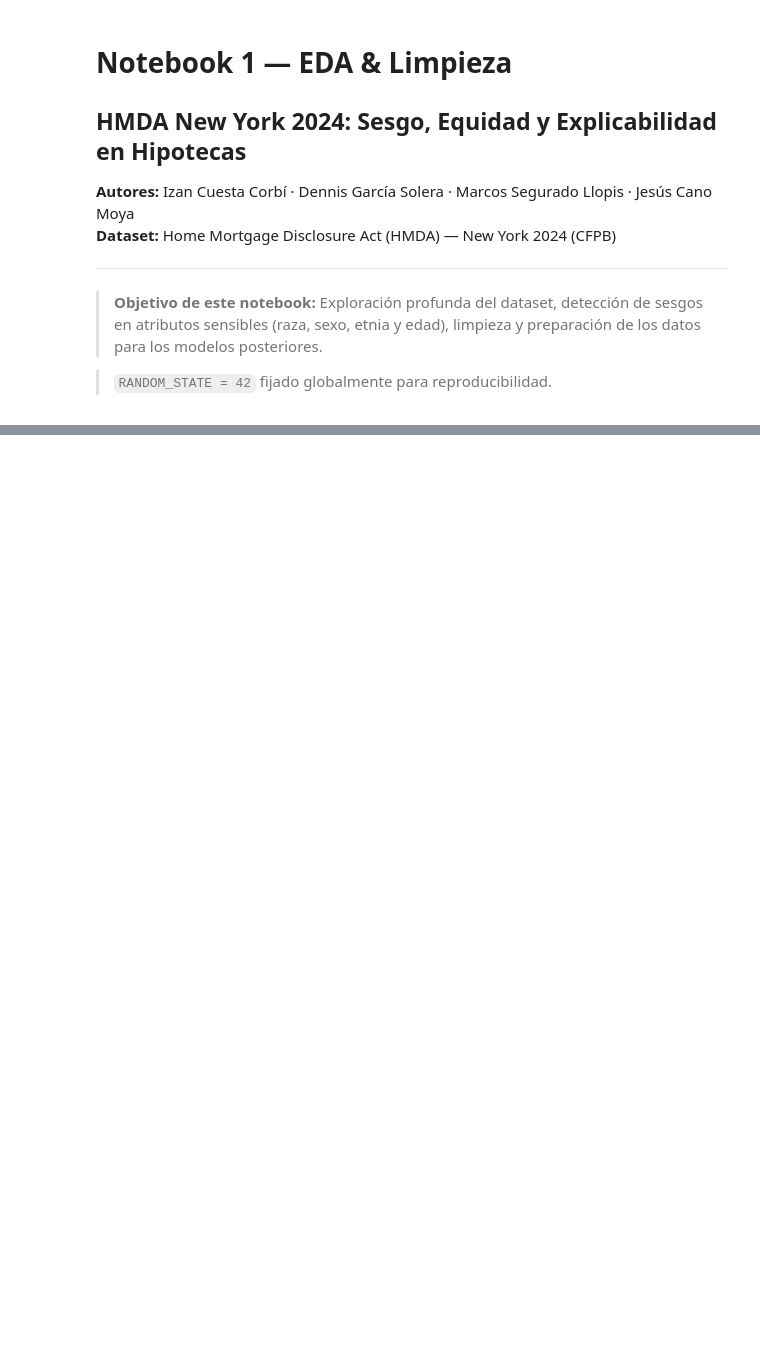
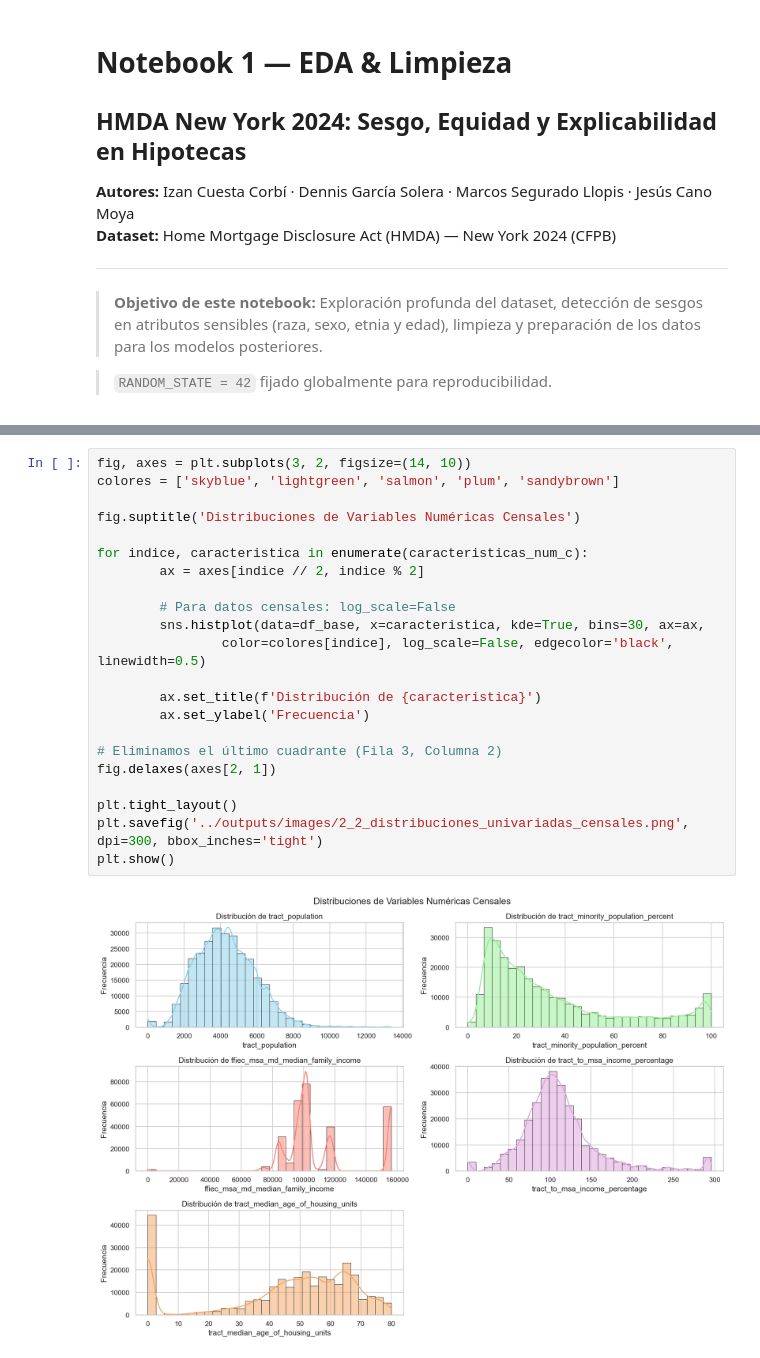
Before and after one commit to jcm204/aa-proyecto-german-credit, a Jupyter notebook: notebooks/01_EDA_Limpieza.ipynb, the cells around one changed output, grey strips where cells are left out. Drawn from its saved outputs; the diff is of its cells as text; blank space fills up the shorter version.

```diff
--- a/notebooks/01_EDA_Limpieza.ipynb
+++ b/notebooks/01_EDA_Limpieza.ipynb
@@ -114,0 +459,24 @@ co-applicant_race-1                38     0.01
+# %%
+fig, axes = plt.subplots(3, 2, figsize=(14, 10))
+colores = ['skyblue', 'lightgreen', 'salmon', 'plum', 'sandybrown']
+
+fig.suptitle('Distribuciones de Variables Numéricas Censales')
+
+for indice, caracteristica in enumerate(caracteristicas_num_c):
+        ax = axes[indice // 2, indice % 2]
+
+        # Para datos censales: log_scale=False
+        sns.histplot(data=df_base, x=caracteristica, kde=True, bins=30, ax=ax,
+                color=colores[indice], log_scale=False, edgecolor='black', linewidth=0.5)
+
+        ax.set_title(f'Distribución de {caracteristica}')
+        ax.set_ylabel('Frecuencia')
+
+# Eliminamos el último cuadrante (Fila 3, Columna 2)
+fig.delaxes(axes[2, 1])
+
+plt.tight_layout()
+plt.savefig('../outputs/images/2_2_distribuciones_univariadas_censales.png', dpi=300, bbox_inches='tight')
+plt.show()
+# %% [output]
+[figure, added]
```
Also changed, not shown: parts of 63 cells of this notebook.
